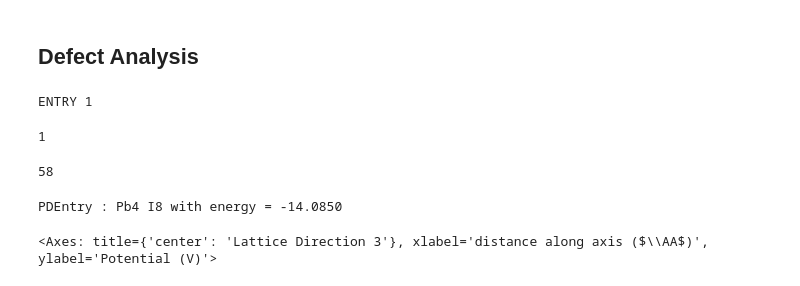
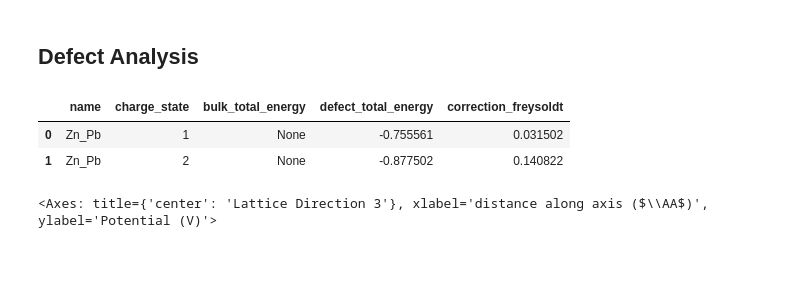
Before and after one commit to Walser52/JHaRoo, a Jupyter notebook: scripts/study/parsepw.ipynb, the cells around one changed output. Cells and saved outputs as stored; diff of their text form; code cells hidden in the pictures; blank space fills up the shorter version.

```diff
--- a/scripts/study/parsepw.ipynb
+++ b/scripts/study/parsepw.ipynb
@@ -102,9 +88,10 @@ if 'imports':
     from pymatgen.io.espresso.outputs import PWxml
 
 
+
     import warnings
     from monty.serialization import loadfn, dumpfn
-    # from pymatgen.analysis.defects.thermo import FormationEnergyDiagram
+    #from pymatgen.analysis.defects.thermo import FormationEnergyDiagram
     from jhr.dev.defect.thermo import FormationEnergyDiagram
     from pymatgen.io.vasp import Vasprun
 
@@ -115,7 +102,7 @@ if 'imports':
     from pymatgen.analysis.defects.core import Substitution
     from pymatgen.core import PeriodicSite, Species, Structure
 
-    #directory = "/home/fes33/Documents/GIK - R&D/Personal - Papers and Reports/--Libraries/abinit/jhr/src/pymatgen-analysis-defects/tests/test_files"
+    # #directory = "/home/fes33/Documents/GIK - R&D/Personal - Papers and Reports/--Libraries/abinit/jhr/src/pymatgen-analysis-defects/tests/test_files"
     directory = "/home/fes33/Documents/Temp/"
 
     TEST_FILES = Path(directory)
@@ -134,6 +121,7 @@ defect_periodic = PeriodicSite(
     lattice=pristine_struct.lattice
 )
 
+
 # instantiate the defect object
 defect = Substitution(structure=pristine_struct, site=defect_periodic)
 
@@ -143,17 +131,18 @@ sc_dir = TEST_FILES / "Mg_Ga"
 download = True
 if download:
     with MPRester(apikey) as mpr:
-        ents = mpr.get_entries_in_chemsys("Cs-Pb-I") # Query from MPRester
+        ents = mpr.get_entries_in_chemsys("Cs-Pb-I-Zn") # Query from MPRester
         dumpfn(ents, "ents.json", indent=2)
 else:
     ents = loadfn('ents.json')
 
-fed = FormationEnergyDiagram.with_directoriesQE(
+fed = FormationEnergyDiagram.with_directories_espresso(
     directory_map={
         "bulk": sc_dir / "bulk_sc",
         # 0: sc_dir / "q=0",
         # -1: sc_dir / "q=-1",
         1: sc_dir / "q=1",
+        2: sc_dir / "q=2",
     },
     defect=defect,
     pd_entries=ents,
@@ -162,9 +151,3 @@ fed = FormationEnergyDiagram.with_directoriesQE(
     bulk_stability = 0,
     standardize = 'pbe'
 )
-# %% [output]
-ENTRY 1
-# %%
-len(fed.defect_entries)
-# %% [output]
-1
@@ -173,11 +154,9 @@ dir(fed)
-# %%
-len(fed.pd_entries)
-# %% [output]
-58
-# %%
-fed.competing_phases[0]['PbI2']
-# %% [output]
-PDEntry : Pb4 I8 with energy = -14.0850
+# %%
+fed.as_dataframe()
+# %% [output]
+|  | name | charge_state | bulk_total_energy | defect_total_energy | correction_freysoldt |
+| 0 | Zn_Pb | 1 | None | -0.755561 | 0.031502 |
+| 1 | Zn_Pb | 2 | None | -0.877502 | 0.140822 |
 # %%
 
 
```
Also changed, not shown: parts of 9 cells of this notebook, 9 other files.
